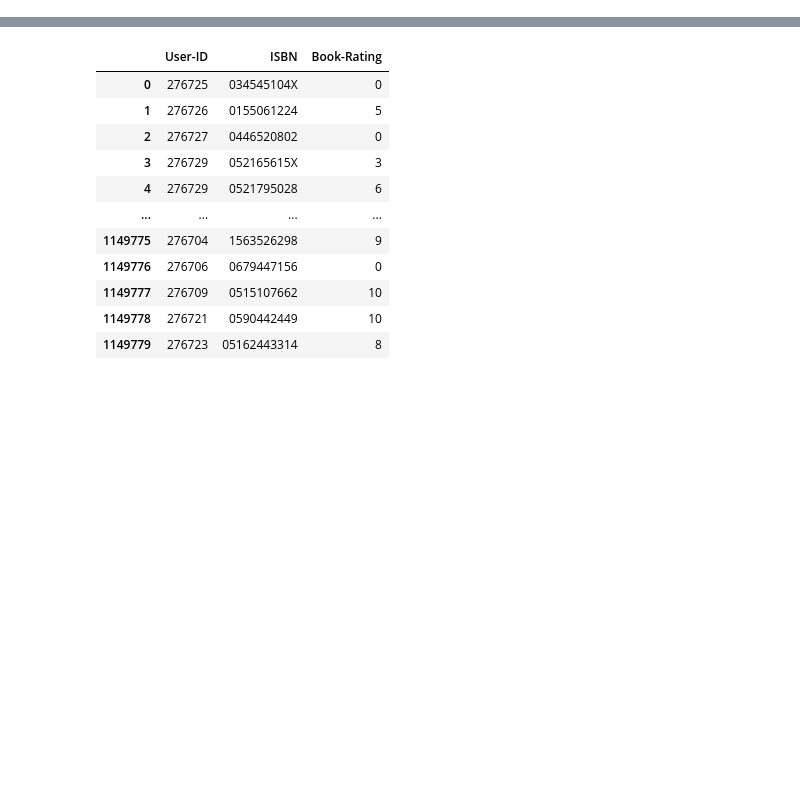
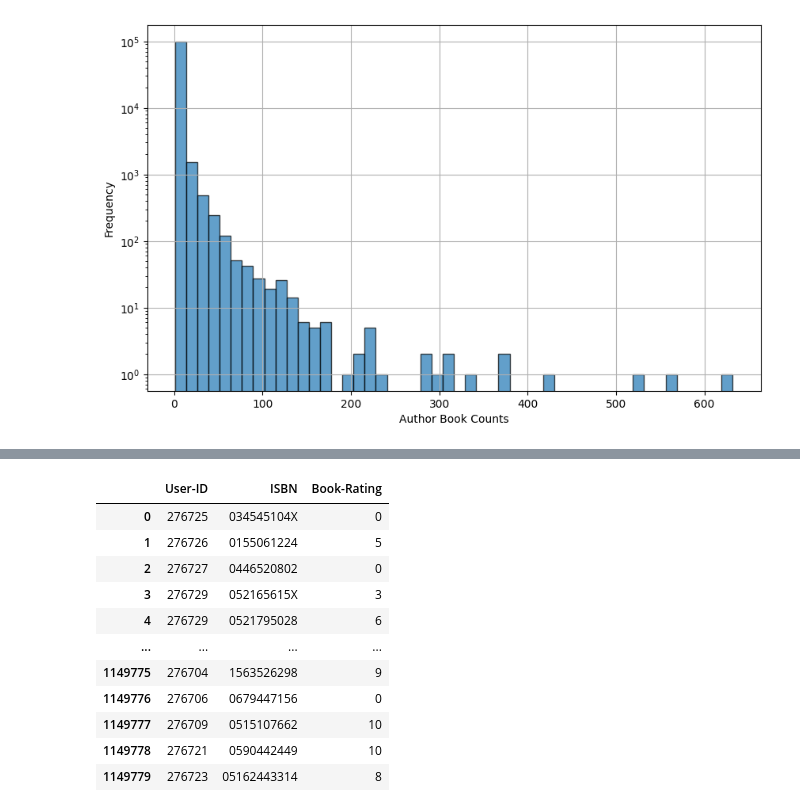
Before and after one commit to hyunji0618/BayesianBookRecommender, a Jupyter notebook: MB_BR_nb1.ipynb, the cells around one changed output, grey strips where cells are left out. Drawn from its saved outputs; the diff is of its cells as text; code cells hidden in the pictures; blank space fills up the shorter version.

```diff
--- a/MB_BR_nb1.ipynb
+++ b/MB_BR_nb1.ipynb
@@ -55,0 +71,17 @@ book_df
+# %%
+import matplotlib.pyplot as plt
+
+
+author_counts = book_df['Book-Author'].value_counts()
+
+
+plt.figure(figsize=(10, 6))
+plt.hist(author_counts, bins=50, edgecolor='black', alpha=0.7)
+plt.xlabel('Author Book Counts')
+plt.ylabel('Frequency')
+plt.title('')
+plt.yscale('log')
+plt.grid(True)
+plt.show()
+# %% [output]
+[figure, added]
```
Also changed, not shown: parts of 21 cells of this notebook.
